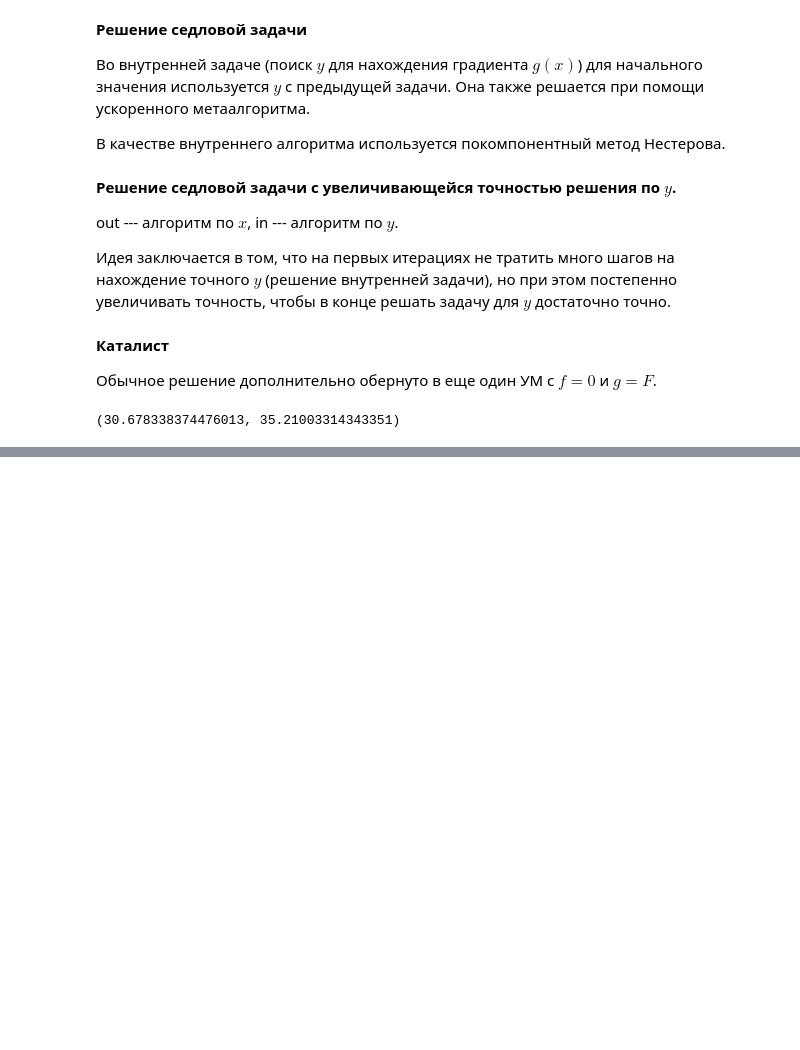
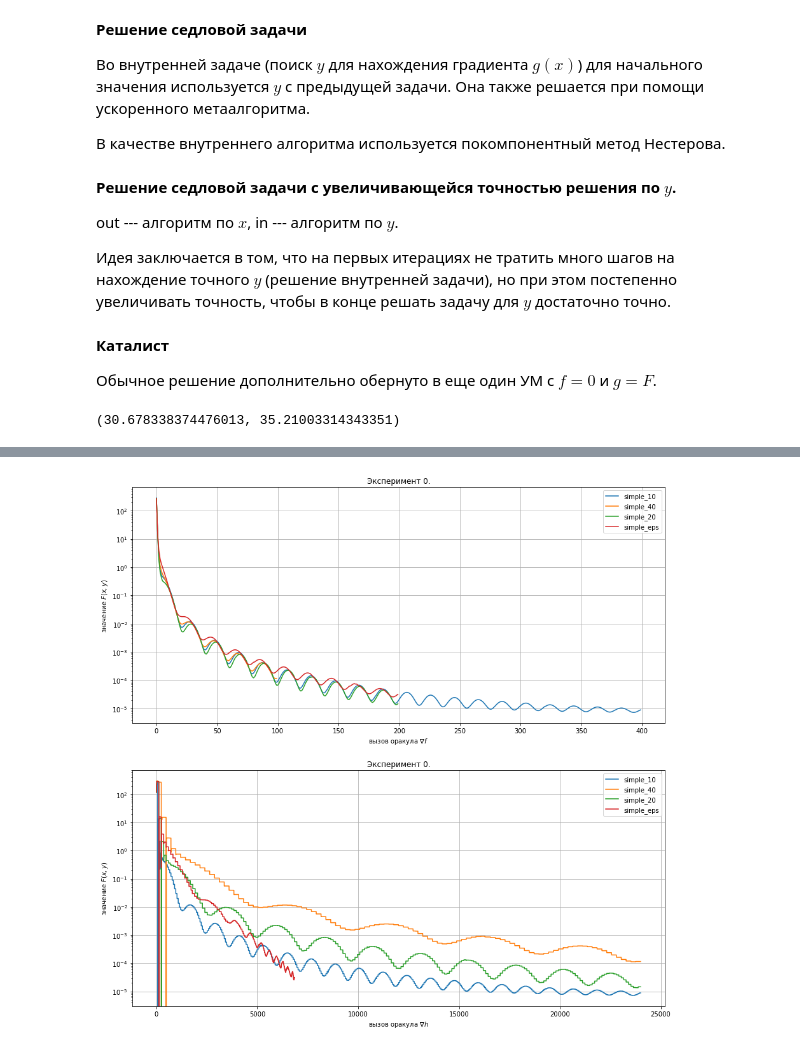
Before and after one commit to nikvas0/optimization_project, a Jupyter notebook: experiments_exp2.ipynb, the cells around one changed output, grey strips where cells are left out. Saved outputs shown, nothing was run; the diff lists cells and outputs as text; code cells hidden in the pictures; blank space fills up the shorter version.

```diff
--- a/experiments_exp2.ipynb
+++ b/experiments_exp2.ipynb
@@ -184,7 +182,7 @@ np.sum(x_0**2),np.sum(y_0**2)
 # %% [output]
 (30.678338374476013, 35.21003314343351)
 # %%
-res_simple_50 = []
+res_simple_10 = []
 res_simple_40 = []
 res_simple_20 = []
 res_simple_eps = []
@@ -194,9 +192,9 @@ res_simple_adaptive = []
 for i, exp in enumerate(exps):
     print('Эксперимент {}.'.format(i))
 
-    #%time x, y, stat = RunSaddle(x_0, y_0, exp, 80, 50, 5)
-    #print('Simple (100, 40): f(x, y)={}\n||f\'_x(x_0, y_0)||={} ||f\'_x(x, y)||={}\n||f\'_y(x_0, y_0)||={} ||f\'_y(x, y)||={}'.format(calc_res(exp, x, y), calc_grad_x(exp, x_0, y_0), calc_grad_x(exp, x, y), calc_grad_y(exp, x_0, y_0), calc_grad_y(exp, x, y)))
-    #res_simple_50.append(stat)
+    %time x, y, stat = RunSaddle(x_0, y_0, exp, 400, 10, 5)
+    print('Simple (400, 10): f(x, y)={}\n||f\'_x(x_0, y_0)||={} ||f\'_x(x, y)||={}\n||f\'_y(x_0, y_0)||={} ||f\'_y(x, y)||={}'.format(calc_res(exp, x, y), calc_grad_x(exp, x_0, y_0), calc_grad_x(exp, x, y), calc_grad_y(exp, x_0, y_0), calc_grad_y(exp, x, y)))
+    res_simple_10.append(stat)
 
     %time x, y, stat = RunSaddle(x_0, y_0, exp, 100, 40, 5)
     print('Simple (100, 40): f(x, y)={}\n||f\'_x(x_0, y_0)||={} ||f\'_x(x, y)||={}\n||f\'_y(x_0, y_0)||={} ||f\'_y(x, y)||={}'.format(calc_res(exp, x, y), calc_grad_x(exp, x_0, y_0), calc_grad_x(exp, x, y), calc_grad_y(exp, x_0, y_0), calc_grad_y(exp, x, y)))
@@ -206,7 +204,7 @@ for i, exp in enumerate(exps):
     print('Simple (200, 20): f(x, y)={}\n||f\'_x(x_0, y_0)||={} ||f\'_x(x, y)||={}\n||f\'_y(x_0, y_0)||={} ||f\'_y(x, y)||={}'.format(calc_res(exp, x, y), calc_grad_x(exp, x_0, y_0), calc_grad_x(exp, x, y), calc_grad_y(exp, x_0, y_0), calc_grad_y(exp, x, y)))
     res_simple_20.append(stat)
 
-    %time x, y, stat = RunSaddle(x_0, y_0, exp, 200, 20, 5, None, 1e-3)
+    %time x, y, stat = RunSaddle(x_0, y_0, exp, 200, 20, 5, None, 1e-5)
     print('Simple EPS=1e-3 (200, 20): f(x, y)={}\n||f\'_x(x_0, y_0)||={} ||f\'_x(x, y)||={}\n||f\'_y(x_0, y_0)||={} ||f\'_y(x, y)||={}'.format(calc_res(exp, x, y), calc_grad_x(exp, x_0, y_0), calc_grad_x(exp, x, y), calc_grad_y(exp, x_0, y_0), calc_grad_y(exp, x, y)))
     res_simple_eps.append(stat)
 
@@ -220,14 +232,14 @@ NameError: name 'x' is not defined
 # %%
 res_catalist_20 = []
-res_catalist_40 = []
+res_catalist_80 = []
 
 for i, exp in enumerate(exps):
     print('Эксперимент {}.'.format(i))
 
-    %time x, y, stat = RunSaddleCatalist(x_0, y_0, exp, 20, 15, 20, 20, 5)
+    %time x, y, stat = RunSaddleCatalist(x_0, y_0, exp, 20, 15, 20, 10, 5)
     print('Catalist (20, 20, 10): f(x, y)={}\n||f\'_x(x_0, y_0)||={} ||f\'_x(x, y)||={}\n||f\'_y(x_0, y_0)||={} ||f\'_y(x, y)||={}'.format(calc_res(exp, x, y), calc_grad_x(exp, x_0, y_0), calc_grad_x(exp, x, y), calc_grad_y(exp, x_0, y_0), calc_grad_y(exp, x, y)))
     res_catalist_20.append(stat)
 
-    #%time x, y, stat = RunSaddleCatalist(x_0, y_0, exp, 40, 15, 10, 20, 5)
-    #print('Catalist (40, 10, 10): f(x, y)={}\n||f\'_x(x_0, y_0)||={} ||f\'_x(x, y)||={}\n||f\'_y(x_0, y_0)||={} ||f\'_y(x, y)||={}'.format(calc_res(exp, x, y), calc_grad_x(exp, x_0, y_0), calc_grad_x(exp, x, y), calc_grad_y(exp, x_0, y_0), calc_grad_y(exp, x, y)))
-    #res_catalist_40.append(stat)
+    %time x, y, stat = RunSaddleCatalist(x_0, y_0, exp, 80, 15, 20, 10, 5)
+    print('Catalist (80, 20, 10): f(x, y)={}\n||f\'_x(x_0, y_0)||={} ||f\'_x(x, y)||={}\n||f\'_y(x_0, y_0)||={} ||f\'_y(x, y)||={}'.format(calc_res(exp, x, y), calc_grad_x(exp, x_0, y_0), calc_grad_x(exp, x, y), calc_grad_y(exp, x_0, y_0), calc_grad_y(exp, x, y)))
+    res_catalist_80.append(stat)
@@ -268,8 +292,8 @@ for i in range(len(exps)):
     ax = plt.subplot(2, 1, 1 + i * 2)
     ax.set_title('Эксперимент {}.'.format(i))
 
-    #Ff = collectFfromfOracleSimple(res_simple_50[i])
-    #ax.plot(range(len(Ff)), Ff, label='simple_50')
+    Ff = collectFfromfOracleSimple(res_simple_10[i])
+    ax.plot(range(len(Ff)), Ff, label='simple_10')
 
     Ff = collectFfromfOracleSimple(res_simple_40[i])
     ax.plot(range(len(Ff)), Ff, label='simple_40')
@@ -284,35 +308,37 @@ for i in range(len(exps)):
     #ax.plot(range(len(Ff)), Ff, label='simple_adaptive')
 
     plt.yscale("log")
     plt.ylabel('значение $F(x, y)$')
     plt.xlabel('вызов оракула $\\nabla f$')
     plt.grid(True)
     plt.legend()
 
 
     ax = plt.subplot(2, 1, 1 + i * 2 + 1)
     ax.set_title('Эксперимент {}.'.format(i))
 
-    #Fh = collectFfromhOracleSimple(res_simple_50[i])
-    #ax.plot(range(len(Fh)), Fh, label='simple_50')
+    Fh = collectFfromhOracleSimple(res_simple_10[i])
+    ax.plot(range(len(Fh)), Fh, label='simple_10')
 
     Fh = collectFfromhOracleSimple(res_simple_40[i])
     ax.plot(range(len(Fh)), Fh, label='simple_40')
 
     Fh = collectFfromhOracleSimple(res_simple_20[i])
     ax.plot(range(len(Fh)), Fh, label='simple_20')
 
     Fh = collectFfromhOracleSimple(res_simple_eps[i])
     ax.plot(range(len(Fh)), Fh, label='simple_eps')
 
     #Fh = collectFfromhOracleSimple(res_simple_adaptive[i])
     #ax.plot(range(len(Fh)), Fh, label='simple_adaptive')
 
     plt.yscale("log")
     plt.ylabel('значение $F(x, y)$')
     plt.xlabel('вызов оракула $\\nabla h$')
     plt.grid(True)
     plt.legend()
+# %% [output]
+[figure, added]
 # %%
 plt.figure(figsize=(15,15))
 
```
Also changed, not shown: parts of 7 cells of this notebook, 1 other file.
